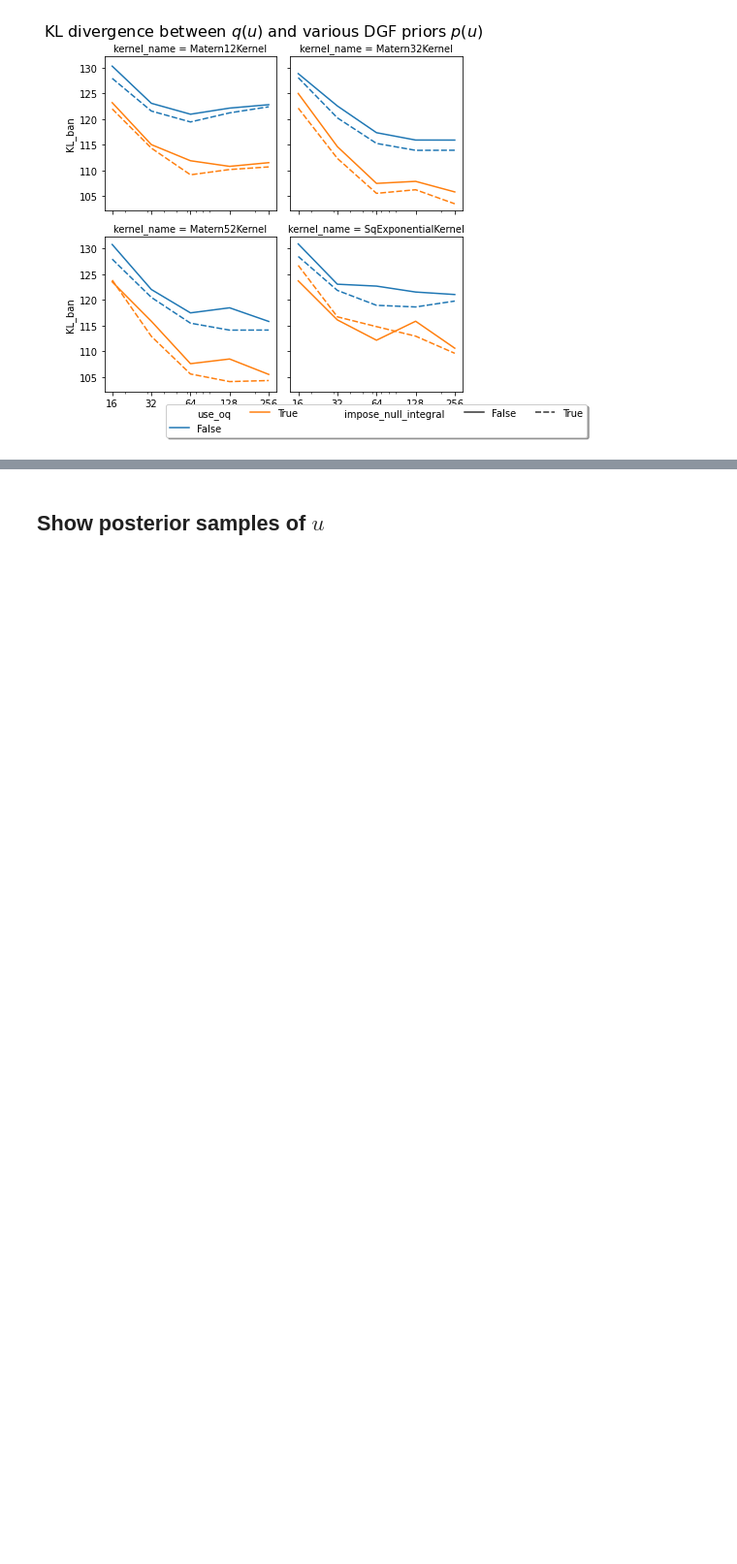
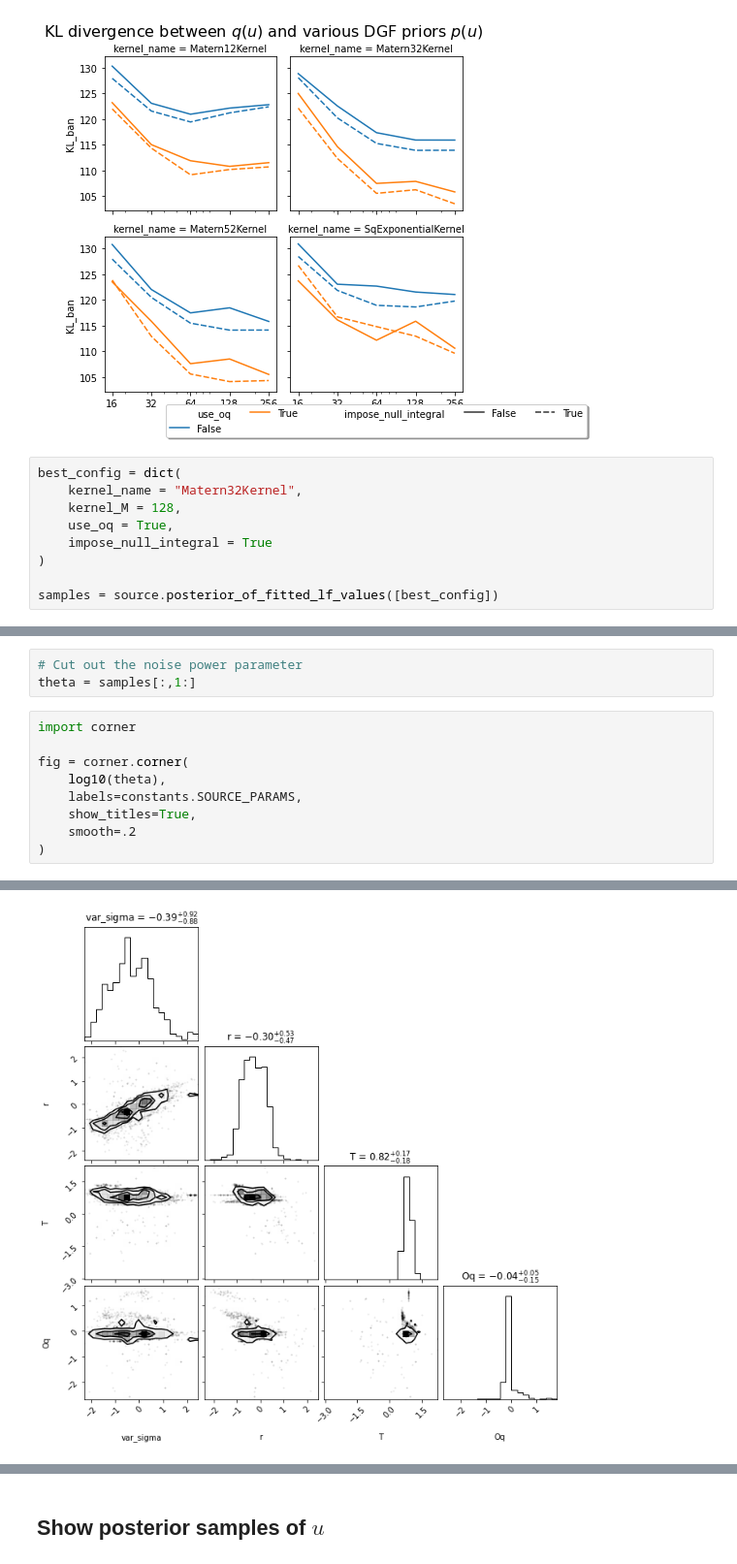
Before and after one commit to mvsoom/thesis-py, a Jupyter notebook: dgf/prior/source.ipynb, the cells around one changed output, grey strips where cells are left out. Shown at 97% size. Drawn from its saved outputs; the diff is of its cells as text; blank space fills up the shorter version.

Commit message:
First working version of source

```diff
--- a/dgf/prior/source.ipynb
+++ b/dgf/prior/source.ipynb
@@ -337,3 +342,12 @@ legend(loc='upper center', bbox_to_anchor=(0.5, -0.05),
           fancybox=True, shadow=True, ncol=5);
 # %% [output]
 [figure]
+# %%
+best_config = dict(
+    kernel_name = "Matern32Kernel",
+    kernel_M = 128,
+    use_oq = True,
+    impose_null_integral = True
+)
+
+samples = source.posterior_of_fitted_lf_values([best_config])
@@ -339,0 +372,13 @@ legend(loc='upper center', bbox_to_anchor=(0.5, -0.05),
+# %%
+# Cut out the noise power parameter
+theta = samples[:,1:]
+# %%
+import corner
+
+fig = corner.corner(
+    log10(theta),
+    labels=constants.SOURCE_PARAMS,
+    show_titles=True,
+    smooth=.2
+)
+# %% [output]
@@ -339,0 +386 @@ legend(loc='upper center', bbox_to_anchor=(0.5, -0.05),
+[figure, added]
```
Also changed, not shown: parts of 17 cells of this notebook, 6 other files.
